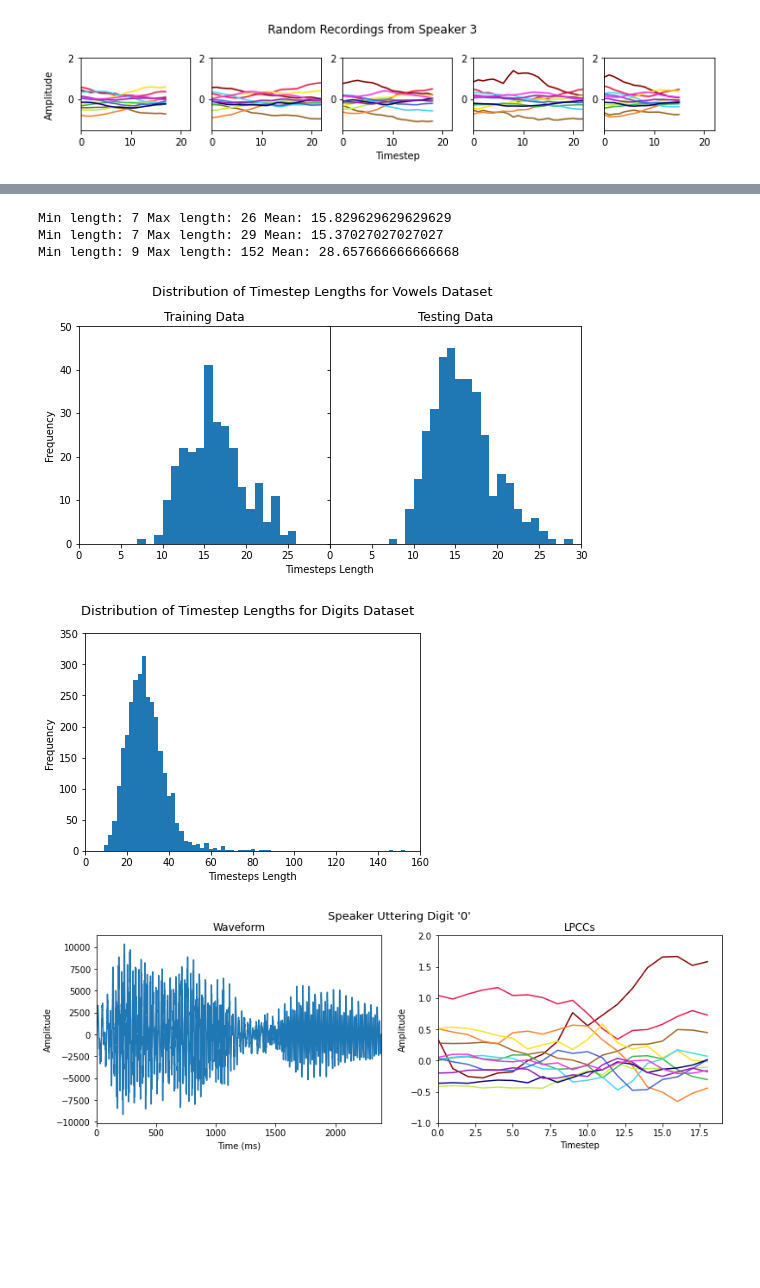
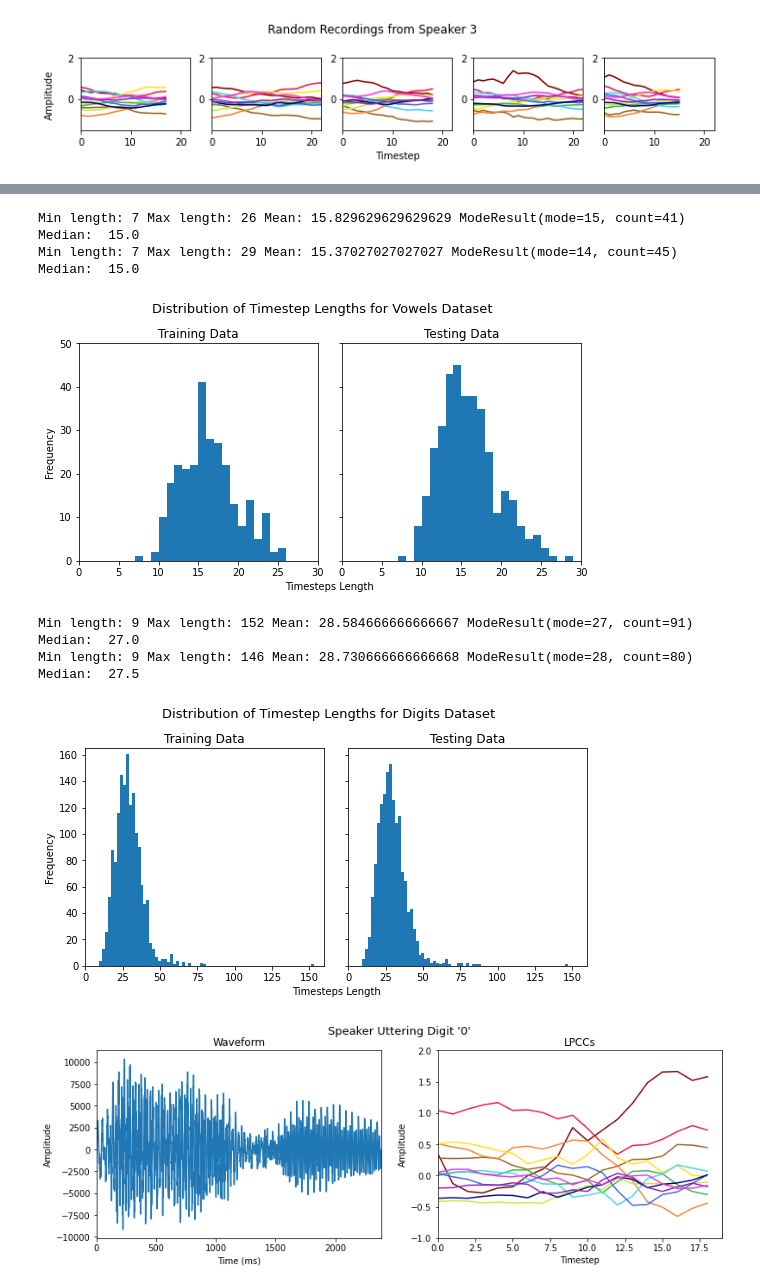
Before and after one commit to NikolaiHerrmann/audio-classifier, a Jupyter notebook: data_description.ipynb, the cells around one changed output, grey strips where cells are left out. Saved outputs shown, nothing was run; the diff lists cells and outputs as text; code cells hidden in the pictures; blank space fills up the shorter version.

Commit message:
fixed stretch length

```diff
--- a/data_description.ipynb
+++ b/data_description.ipynb
@@ -16,6 +17,6 @@ from scipy.io.wavfile import read
 # %%
 X_train_vowels, y_train_vowels, X_test_vowels, y_test_vowels = get_japanese_vowels()
-X_digits, y_digits_num, y_digits_speaker = get_spoken_digits()
+X_train_digits, y_train_digits, X_test_digits, y_test_digits = get_spoken_digits()
 # %%
 COLOR_PALETTE = ["#800000", "#9A6324", "#e6194B", "#f58231", "#ffe119", "#bfef45",
                  "#3cb44b", "#42d4f4", "#4363d8", "#000075", "#911eb4", "#f032e6"]
@@ -79,42 +90,50 @@ plt.show()
 # %%
 def plot_rec_len_freq(data_ls, ax, title="", binwidth=1, xmax=30,
                       xlab=None, ylim=50):
     lens = [x.shape[0] for x in data_ls]
     min_, max_ = min(lens), max(lens)
-    print("Min length:", min_, "Max length:", max_, "Mean:", np.mean(lens))
+    print("Min length:", min_, "Max length:", max_, "Mean:",
+          np.mean(lens), mode(lens, keepdims=False), "Median: ", np.median(lens))
     ax.hist(lens, bins=np.arange(np.min(lens), np.max(lens) + binwidth, binwidth))
     ax.set_xlim(0, xmax)
     ax.set_ylim(0, ylim)
     if xlab:
         ax.set_xlabel(xlab)
     ax.set_ylabel("Frequency")
     ax.set_title(title)
 
-fig = plt.figure(figsize=(9, 4))
-gs = fig.add_gridspec(1, 2, hspace=0, wspace=0)
-(ax1, ax2) = gs.subplots(sharey=True)
-fig.suptitle("Distribution of Timestep Lengths for Vowels Dataset", y=1.02, fontsize=13)
+def plot_train_test_dis(X_train, X_test, vowels=True, xmax=30, binwidth=1, ylim=50):
+    name_ = "vowels" if vowels else "digits"
+    fig = plt.figure(figsize=(9, 4))
+    gs = fig.add_gridspec(1, 2, hspace=0, wspace=0.1)
+    (ax1, ax2) = gs.subplots(sharey=True)
+    fig.suptitle("Distribution of Timestep Lengths for " + name_.title() + " Dataset", y=1.02, fontsize=13)
 
-plot_rec_len_freq(X_train_vowels, ax1, title="Training Data", xmax=30)
-plot_rec_len_freq(X_test_vowels, ax2, title="Testing Data")
-plt.setp(ax1.get_xticklabels()[-1], visible=False)
-fig.add_subplot(111, frameon=False)
-plt.tick_params(labelcolor='none', top=False, bottom=False, left=False, right=False)
-plt.xlabel("Timesteps Length")
-ax2.set_ylabel("")
+    plot_rec_len_freq(X_train, ax1, title="Training Data", xmax=xmax, binwidth=binwidth, ylim=ylim)
+    plot_rec_len_freq(X_test, ax2, title="Testing Data", xmax=xmax, binwidth=binwidth, ylim=ylim)
+    #plt.setp(ax1.get_xticklabels()[-1], visible=False)
+    fig.add_subplot(111, frameon=False)
+    plt.tick_params(labelcolor='none', top=False, bottom=False, left=False, right=False)
+    plt.xlabel("Timesteps Length")
+    ax2.set_ylabel("")
 
-save_plot("vowels_lengths")
+    save_plot(name_ + "_lengths")
+    plt.show()
 
-fig, ax = plt.subplots(1, 1)
-fig.suptitle("Distribution of Timestep Lengths for Digits Dataset", fontsize=13)
-plot_rec_len_freq(X_digits, ax, xmax=160, binwidth=2, ylim=350, xlab="Timesteps Length")
-save_plot("digits_lengths")
+# fig, ax = plt.subplots(1, 1)
+# fig.suptitle("Distribution of Timestep Lengths for Digits Dataset", fontsize=13)
+# plot_rec_len_freq(X_digits, ax, xmax=160, binwidth=2, ylim=350, xlab="Timesteps Length")
+# save_plot("digits_lengths")
+
+plot_train_test_dis(X_train_vowels, X_test_vowels)
+plot_train_test_dis(X_train_digits, X_test_digits, vowels=False, xmax=160, binwidth=2, ylim=165)
 # %% [output]
-Min length: 7 Max length: 26 Mean: 15.829629629629629
-Min length: 7 Max length: 29 Mean: 15.37027027027027
-Min length: 9 Max length: 152 Mean: 28.657666666666668
+Min length: 7 Max length: 26 Mean: 15.829629629629629 ModeResult(mode=15, count=41) Median:  15.0
+Min length: 7 Max length: 29 Mean: 15.37027027027027 ModeResult(mode=14, count=45) Median:  15.0
-[figure, old version]
+[figure, new version]
+Min length: 9 Max length: 152 Mean: 28.584666666666667 ModeResult(mode=27, count=91) Median:  27.0
+Min length: 9 Max length: 146 Mean: 28.730666666666668 ModeResult(mode=28, count=80) Median:  27.5
-[figure, old version]
+[figure, new version]
 # %%
 fig, (ax1, ax2) = plt.subplots(1, 2, figsize=(13, 4))
 
```
Also changed, not shown: parts of 3 cells of this notebook, 2 other files.
